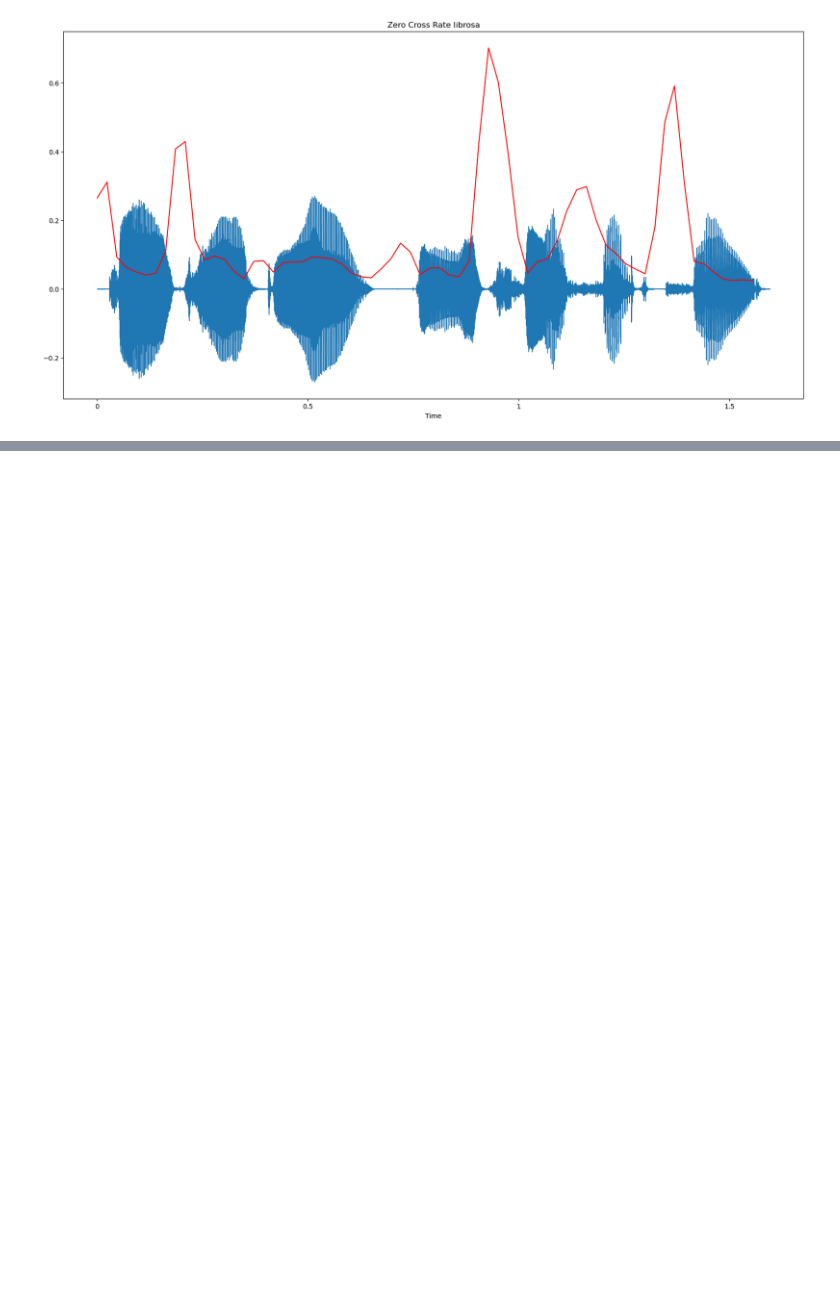
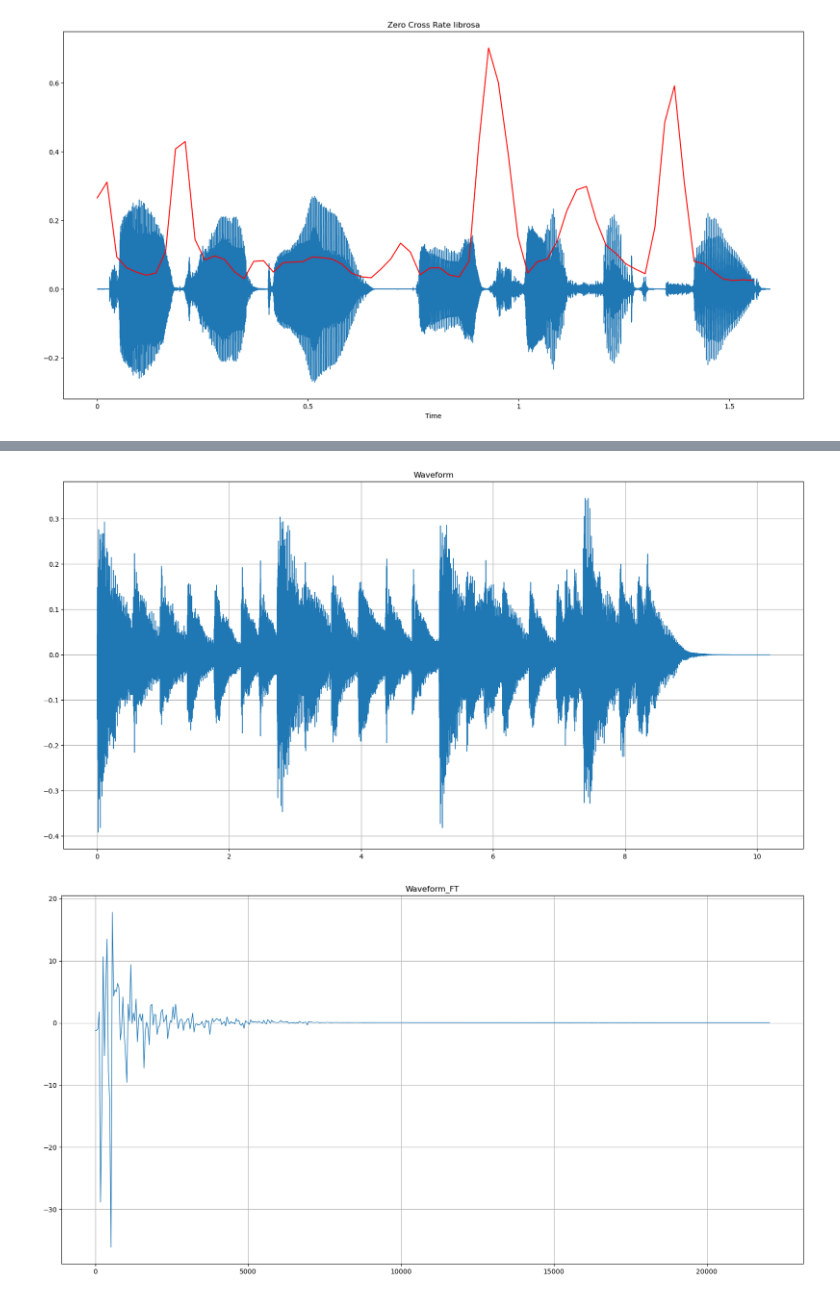
Before and after one commit to miraclebai/pytorch_practice, a Jupyter notebook: Audio_processing.ipynb, the cells around one changed output, grey strips where cells are left out. Cells and saved outputs as stored; diff of their text form; code cells hidden in the pictures; blank space fills up the shorter version.

```diff
--- a/Audio_processing.ipynb
+++ b/Audio_processing.ipynb
@@ -225,0 +369,28 @@ bias =  [ 0.00097656  0.          0.          0.          0.          0.
+# %%
+""" 绘制信号的STFT-librosa
+# 1.加载信号
+# 2.设置参数，调用librosa.stft函数
+# 3.创建一个独立的画图文件，方便调用
+# 4.绘制STFT
+"""
+
+import librosa
+import numpy as np
+from matplotlib import pyplot as plt
+from plotf import plot_waveform, plot_waveform_fft, plot_spectrogram
+# 1.加载信号
+wave_path = "/Users/baijingyuan/Desktop/audio_data/music_piano.wav"
+waveform, sr = librosa.load(wave_path, sr = None)
+
+plot_waveform(waveform, sr)
+plot_waveform_fft(waveform, sr, n_fft = 1024)
+
+# 2.设置参数，调用librosa.stft函数
+n_fft = 1024
+hop_size = 512
+waveform_stft_librosa = librosa.stft(waveform, n_fft = n_fft, hop_length=hop_size)
+
+plot_spectrogram(np.abs(waveform_stft_librosa))
+# %% [output]
+[figure, added]
+[figure, added]
```
Also changed, not shown: parts of 5 cells of this notebook, 5 other files.
